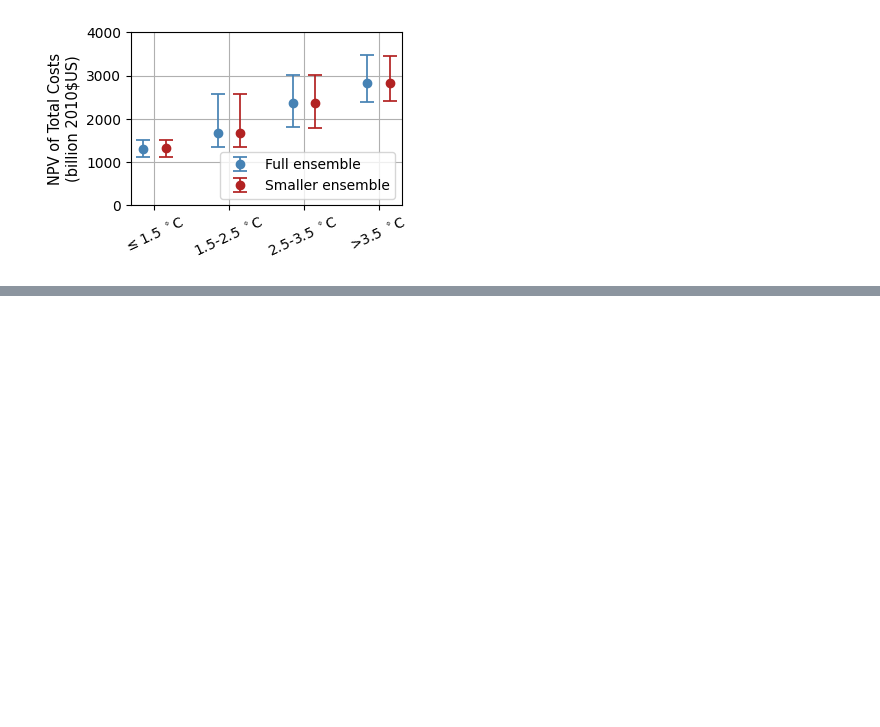
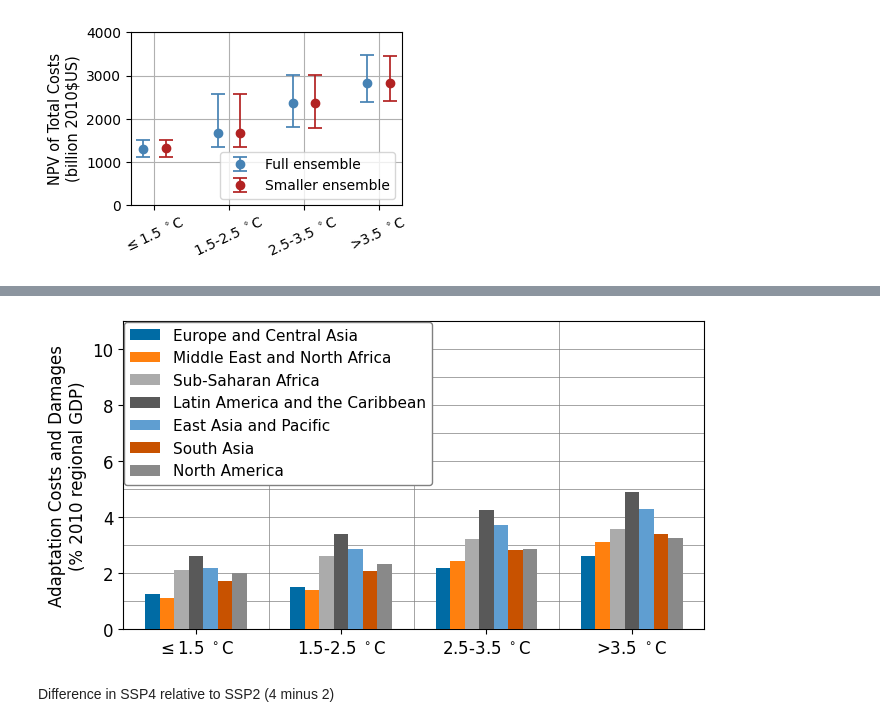
Before and after one commit to raddleverse/tempthresholds, a Jupyter notebook: analysis_darnell.ipynb, the cells around one changed output, grey strips where cells are left out. Saved outputs shown, nothing was run; the diff lists cells and outputs as text; code cells hidden in the pictures; blank space fills up the shorter version.

```diff
--- a/analysis_darnell.ipynb
+++ b/analysis_darnell.ipynb
@@ -415,0 +511,34 @@ fig.savefig("./figures/npv_global_errorbars-only_check_smallerensemble_Darnell.p
+# %%
+npv_heights_rgn2 = {rgn : None for rgn in regions+["global"]}
+
+for rgn in regions:
+    npv_heights_rgn2[rgn] = np.array([dfN2.loc[(dfN2.temp2100 <= 1.5), "npv/gpd "+rgn].quantile(0.5),
+                                      dfN2.loc[(dfN2.temp2100 > 1.5) & (dfN2.temp2100 <= 2.5), "npv/gpd "+rgn].quantile(0.5),
+                                      dfN2.loc[(dfN2.temp2100 > 2.5) & (dfN2.temp2100 <= 3.5), "npv/gpd "+rgn].quantile(0.5),
+                                      dfN2.loc[(dfN2.temp2100 > 3.5), "npv/gpd "+rgn].quantile(0.5)])
+npv_heights_rgn2["global"] = np.array([dfN2.loc[(dfN2.temp2100 <= 1.5), "npv/gpd"].quantile(0.5),
+                                       dfN2.loc[(dfN2.temp2100 > 1.5) & (dfN2.temp2100 <= 2.5), "npv/gpd"].quantile(0.5),
+                                       dfN2.loc[(dfN2.temp2100 > 2.5) & (dfN2.temp2100 <= 3.5), "npv/gpd"].quantile(0.5),
+                                       dfN2.loc[(dfN2.temp2100 > 3.5), "npv/gpd"].quantile(0.5)])
+# %%
+x = np.array([1,3,5,7])
+
+dx = -0.6
+fig,ax = plt.subplots(1,1,figsize=(7.5,4))
+for w in [2,4,6,8]:
+    plt.plot([w,w],[0,11],color="gray",linewidth=0.5)
+for y in range(1,11):
+    plt.plot([0,10],[y,y],color="gray",linewidth=0.5, zorder=0)
+for r in range(len(regions)):
+    plt.bar(x+dx, npv_heights_rgn2[regions[r]], width=0.2, label=regions[r], zorder=3)
+    dx += 0.2
+plt.xlim([0,8]); plt.xticks(x, labels=threshold_labels, fontsize=12)
+plt.ylim([0,11]); plt.yticks(fontsize=12)
+plt.ylabel("Adaptation Costs and Damages\n(% 2010 regional GDP)", fontsize=12)
+plt.legend(edgecolor="gray", framealpha=1, fontsize=11, borderaxespad=0.03, loc="upper left")#plt.legend(frameon=False)
+#plt.grid(); ax.set_axisbelow(True)
+fig.savefig("./figures/npv_regional_bar_Darnell_SOM-SSP4.pdf", bbox_inches='tight');
+# %% [output]
+[figure, added]
+# %% [markdown]
+Difference in SSP4 relative to SSP2 (4 minus 2)
```
Also changed, not shown: parts of 25 cells of this notebook.
